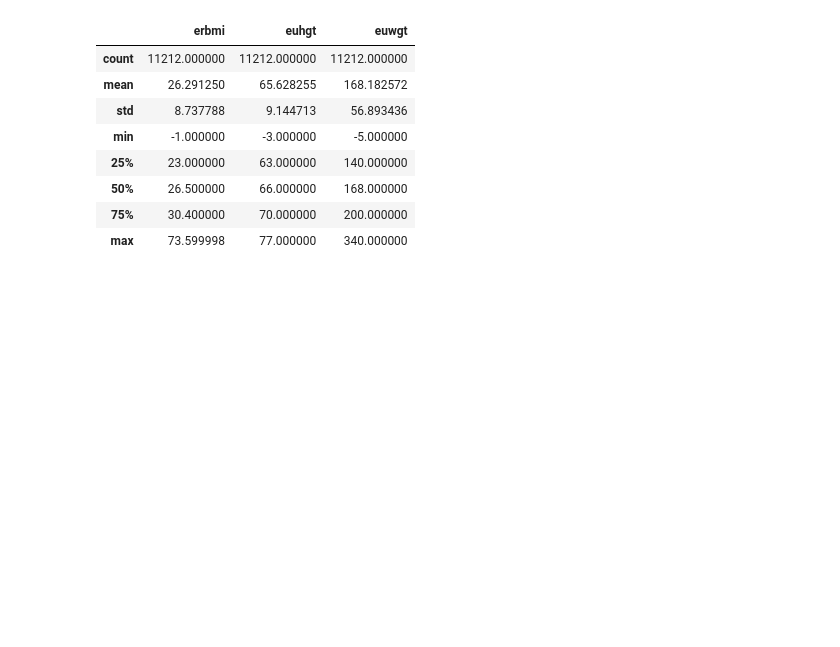
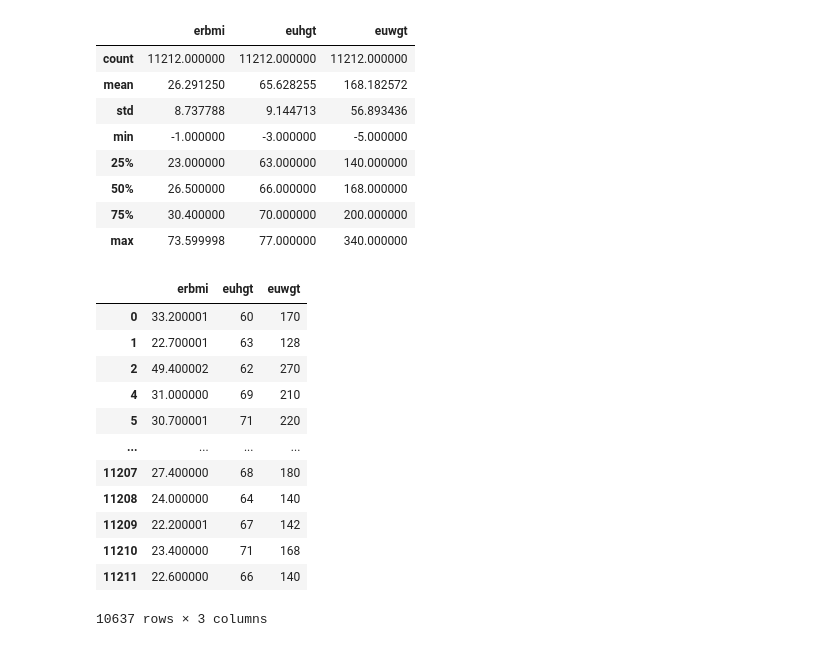
Before and after one commit to rukayat-balogun/Project, a Jupyter notebook: FinalSemesterProject/Jupyter Notebook /Untitled.ipynb, the cells around one changed output. Drawn from its saved outputs; the diff is of its cells as text; code cells hidden in the pictures; blank space fills up the shorter version.

```diff
--- a/FinalSemesterProject/Jupyter Notebook /Untitled.ipynb
+++ b/FinalSemesterProject/Jupyter Notebook /Untitled.ipynb
@@ -93,3 +94,20 @@ df.describe()
 | 50% | 26.500000 | 66.000000 | 168.000000 |
 | 75% | 30.400000 | 70.000000 | 200.000000 |
 | max | 73.599998 | 77.000000 | 340.000000 |
+# %%
+df = df[(df.euhgt > 21) & (df.euwgt > 5)]
+df
+# %% [output]
+|  | erbmi | euhgt | euwgt |
+| 0 | 33.200001 | 60 | 170 |
+| 1 | 22.700001 | 63 | 128 |
+| 2 | 49.400002 | 62 | 270 |
+| 4 | 31.000000 | 69 | 210 |
+| 5 | 30.700001 | 71 | 220 |
+| ... | ... | ... | ... |
+| 11207 | 27.400000 | 68 | 180 |
+| 11208 | 24.000000 | 64 | 140 |
+| 11209 | 22.200001 | 67 | 142 |
+| 11210 | 23.400000 | 71 | 168 |
+| 11211 | 22.600000 | 66 | 140 |
+10637 rows × 3 columns
```
Also changed, not shown: parts of 3 cells of this notebook.
